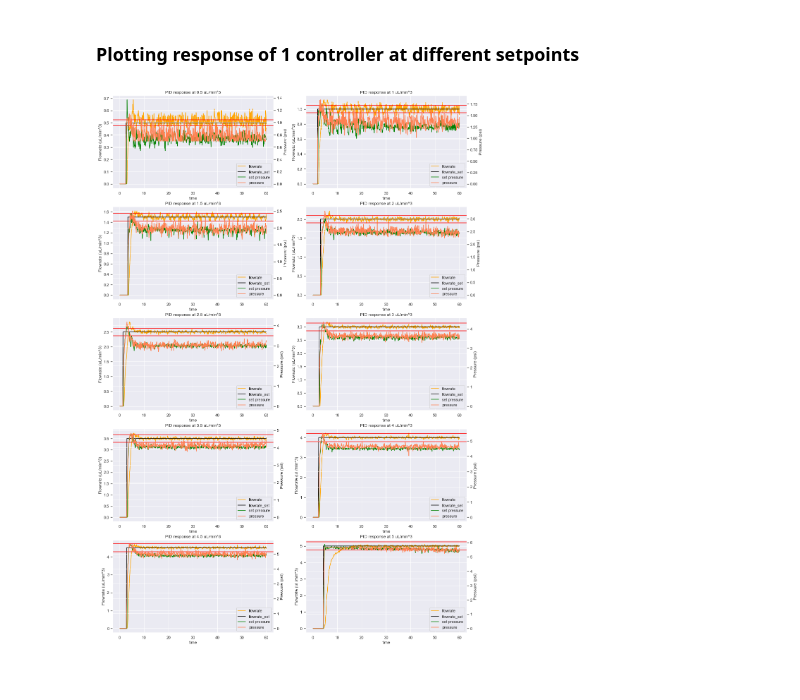
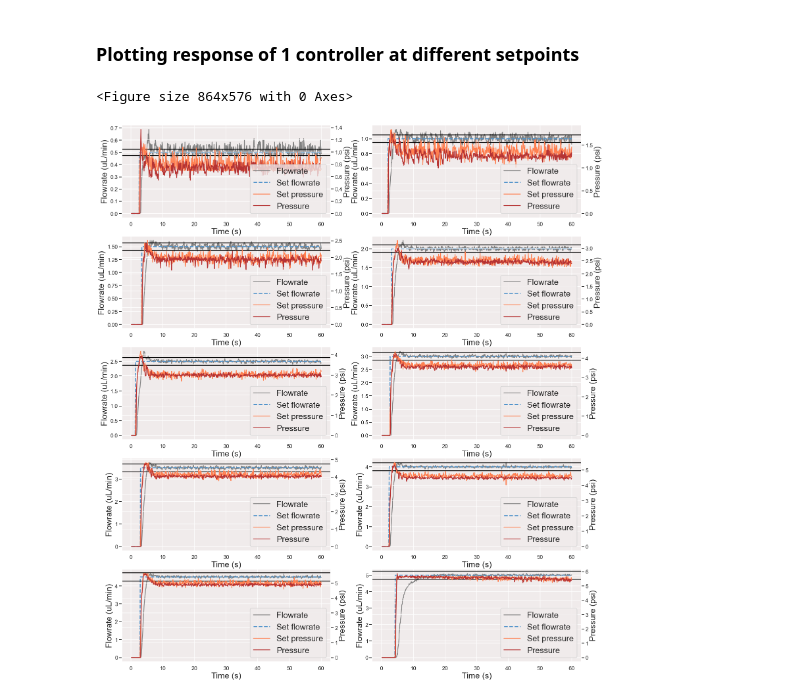
Before and after one commit to eukaryoting/LOC-workcell, a Jupyter notebook: characterization_data/flowrate_controller/PID_exp1207.ipynb, the cells around one changed output. Cells and saved outputs as stored; diff of their text form; code cells hidden in the pictures.

Commit message:
Plotting flowrate controller data

```diff
--- a/characterization_data/flowrate_controller/PID_exp1207.ipynb
+++ b/characterization_data/flowrate_controller/PID_exp1207.ipynb
@@ -101,23 +79,32 @@ df = []
 for i in range(10):
     df.append(pd.read_csv('dft{:0.1f}.csv'.format(0.5+0.5*i)).drop(columns=['Unnamed: 0']).set_index('time'))
 # %%
-fig, axes = plt.subplots(5, 2, figsize=(18, 28))
+plt.clf()
+fig, axes = plt.subplots(5, 2, figsize=(25, 30))
+
 for i in range(10):
-    sns.lineplot(data=df[i]['flowrate'],ax=axes[int(i/2),int(i%2)],color='orange', label = 'flowrate',legend=False)
-    sns.lineplot(data=df[i]['flowrate_set'],ax=axes[int(i/2),int(i%2)],color='black', label = 'flowrate_set',legend=False,sizes=3)
+
+    sns.lineplot(data=df[i]['flowrate'],ax=axes[int(i/2),int(i%2)],color='grey', label = 'Flowrate',legend=False)
+    sns.lineplot(data=df[i]['flowrate_set'],ax=axes[int(i/2),int(i%2)],color='#5294CB',linestyle='--',lw=3,label = 'Set flowrate',legend=False,sizes=3)
     setpoint = df[i]['flowrate_set'].iloc[500]
     ax2 = axes[int(i/2),int(i%2)].twinx()
-    sns.lineplot(data=df[i]['pressure'],ax=ax2,color='green', label = 'set pressure')
-    sns.lineplot(data=df[i]['pressure_set'],ax=ax2,color='coral',label = 'pressure',sizes=0.2)
-    ax=axes[int(i/2),int(i%2)].axhline(setpoint*(1+0.05), 0,6 ,color='red')
-    ax=axes[int(i/2),int(i%2)].axhline(setpoint*(1-0.05), 0,6 ,color='red')
-    axes[int(i/2),int(i%2)].set_ylabel('Flowrate (uL/min^3)')
-    ax2.set_ylabel('Pressure (psi)')
+    sns.lineplot(data=df[i]['pressure_set'],ax=ax2,color='coral',label = 'Set pressure',sizes=0.2)
+    sns.lineplot(data=df[i]['pressure'],ax=ax2,color='#B63333', label = 'Pressure')
+    ax=axes[int(i/2),int(i%2)].axhline(setpoint*(1+0.05), 0,6 ,color='black')
+    ax=axes[int(i/2),int(i%2)].axhline(setpoint*(1-0.05), 0,6 ,color='black')
+    axes[int(i/2),int(i%2)].set_ylabel('Flowrate (uL/min)',fontsize=25)
+    ax2.set_ylabel('Pressure (psi)', fontsize=25)
+    axes[int(i/2),int(i%2)].set_xlabel('Time (s)',fontsize=25)
 #     axes[int(i/2),int(i%2)].legend(['flowrate','flowrate_set'],loc=4)
 #     ax2.legend(['Pressure'],loc=4)
     lines, labels = axes[int(i/2),int(i%2)].get_legend_handles_labels()
     lines2, labels2 = ax2.get_legend_handles_labels()
-    ax2.legend(lines + lines2, labels + labels2, loc=4)
-    ax2.set_title(f'PID response at {setpoint} uL/min^3')
+    ax2.legend(lines + lines2, labels + labels2, loc=4, fontsize=25)
+    sns.set_theme(style="darkgrid")
+    sns.set_style(rc = {'axes.facecolor':'#F0EBEB'})
+    sns.set_context('talk')
+    plt.savefig('flowrate-control_characterization-plot.jpg',dpi=300,bbox_inches = "tight")
+    #     ax2.set_title(f'PID response at {setpoint} uL/min^3')
 # %% [output]
+<Figure size 864x576 with 0 Axes>
-[figure, old version]
+[figure, new version]
```
Also changed, not shown: parts of 2 cells of this notebook, 1 other file.
